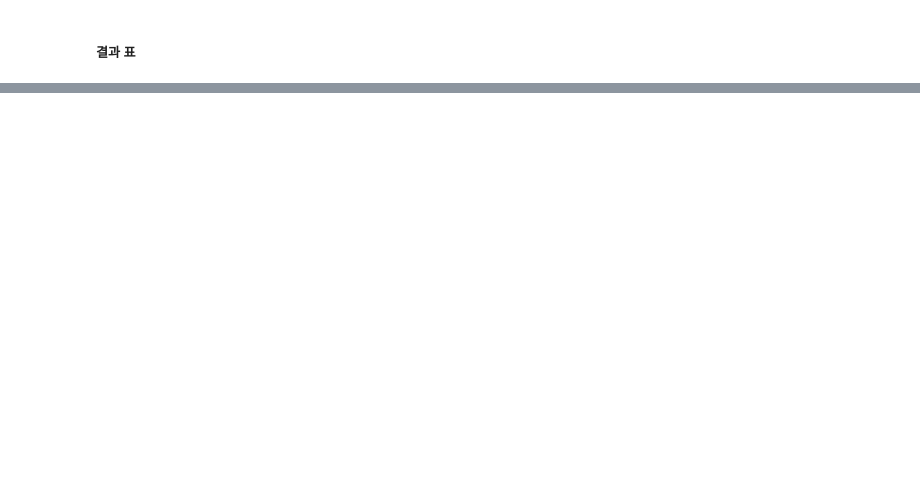
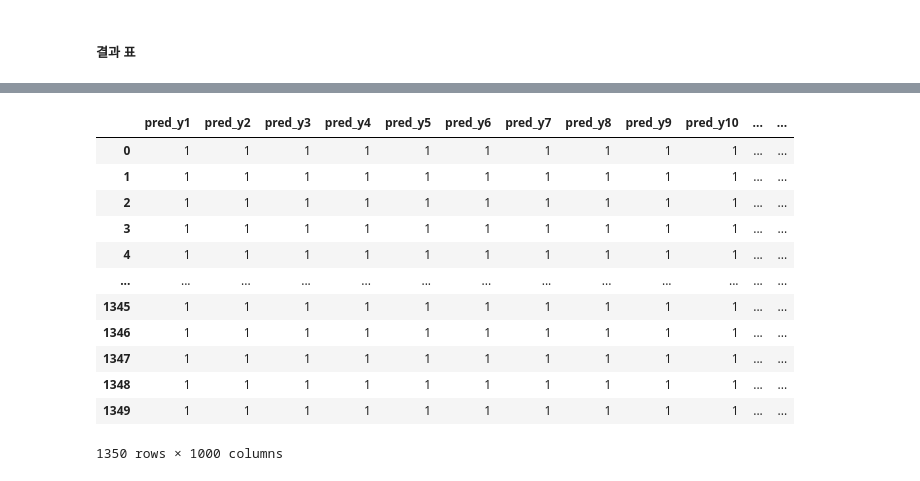
Before and after one commit to tabjun/Anomaly-Detection, a Jupyter notebook: Holt-Winters/code/holt_winter_normal 반복문.ipynb, the cells around one changed output, grey strips where cells are left out. Cells and saved outputs as stored; diff of their text form; code cells hidden in the pictures; blank space fills up the shorter version.

```diff
--- a/Holt-Winters/code/holt_winter_normal 반복문.ipynb
+++ b/Holt-Winters/code/holt_winter_normal 반복문.ipynb
@@ -262,2 +184,38 @@ df_copy.shape
+# %%
+# 위에껀 event에 반복문 제대로 설정안해서 마지막 event1000만 나옴
+# 이번에껀 보완해서 1000개 나오도록
+PERIOD = 12
+GAMMA = 0
+SF = 1.96
+UB = []
+LB = []
+
+for j in range(1,1000):
+    # 실측치와 예측치를 비교하는 자료구조
+    difference_array = []
+    dt = []
+    difference_table = {"actual": df_copy[f'heart_rate{j+1}'], "predicted": result_df[f'is_anomaly{j+1}'], "difference": difference_array, "UB": UB, "LB": LB}
+
+# brutlag 알고리즘
+# i안에 넣어버리면 j가 1일 동안에 i 1~1000, j가 2일 때 반복 한번에 넣어야함
+for j,i in zip(range(0,1000),range(len(result_df))):
+    # 밑에 식으로 하면 서로 다른 데이터프레임의 열로 연산하는거라 Nan만 출력함
+    # 같은 데이터프레임으로 합쳐줘야함
+    # diff = df_copy.iloc[f'heart_rate{j+1}']-result_df.iloc[:,i]
+    diff_df[f'diff{j+1}'] = diff_df[f'heart_rate{j+1}'] - diff_df[f'is_anomaly{j+1}']
+    if i < PERIOD:
+        dt.append(GAMMA*abs(diff_df[f'diff{j+1}']))
+    else:
+        dt.append(GAMMA*abs(diff_df[f'diff{j+1}']) + (1-GAMMA)*dt[i-PERIOD])
+
+    difference_array.append(diff_df[f'diff{j+1}'])
+    UB.append(diff_df[f'is_anomaly{j+1}']+SF*dt[i])
+    LB.append(diff_df[f'is_anomaly{j+1}']-SF*dt[i])
+
+for j in range(0,1000):
+    if (diff_df[f'diff{j+1}'] > UB[j]).any() or (diff_df[f'diff{j+1}'] < LB[j]).any():
+        result_df[f'pred_y{j+1}'] = 1
+    else:
+        result_df[f'pred_y{j+1}'] = 0
 # %% [markdown]
 ##### 결과 표
@@ -263,0 +238,18 @@ df_copy.shape
+# %%
+aaa = result_df.iloc[:,2000:].copy()
+aaa.reset_index(drop=True, inplace=True)
+aaa
+# %% [output]
+|  | pred_y1 | pred_y2 | pred_y3 | pred_y4 | pred_y5 | pred_y6 | pred_y7 | pred_y8 | pred_y9 | pred_y10 | ... | ... |
+| 0 | 1 | 1 | 1 | 1 | 1 | 1 | 1 | 1 | 1 | 1 | ... | ... |
+| 1 | 1 | 1 | 1 | 1 | 1 | 1 | 1 | 1 | 1 | 1 | ... | ... |
+| 2 | 1 | 1 | 1 | 1 | 1 | 1 | 1 | 1 | 1 | 1 | ... | ... |
+| 3 | 1 | 1 | 1 | 1 | 1 | 1 | 1 | 1 | 1 | 1 | ... | ... |
+| 4 | 1 | 1 | 1 | 1 | 1 | 1 | 1 | 1 | 1 | 1 | ... | ... |
+| ... | ... | ... | ... | ... | ... | ... | ... | ... | ... | ... | ... | ... |
+| 1345 | 1 | 1 | 1 | 1 | 1 | 1 | 1 | 1 | 1 | 1 | ... | ... |
+| 1346 | 1 | 1 | 1 | 1 | 1 | 1 | 1 | 1 | 1 | 1 | ... | ... |
+| 1347 | 1 | 1 | 1 | 1 | 1 | 1 | 1 | 1 | 1 | 1 | ... | ... |
+| 1348 | 1 | 1 | 1 | 1 | 1 | 1 | 1 | 1 | 1 | 1 | ... | ... |
+| 1349 | 1 | 1 | 1 | 1 | 1 | 1 | 1 | 1 | 1 | 1 | ... | ... |
+1350 rows × 1000 columns
```
Also changed, not shown: parts of 28 cells of this notebook, 1 other file.
